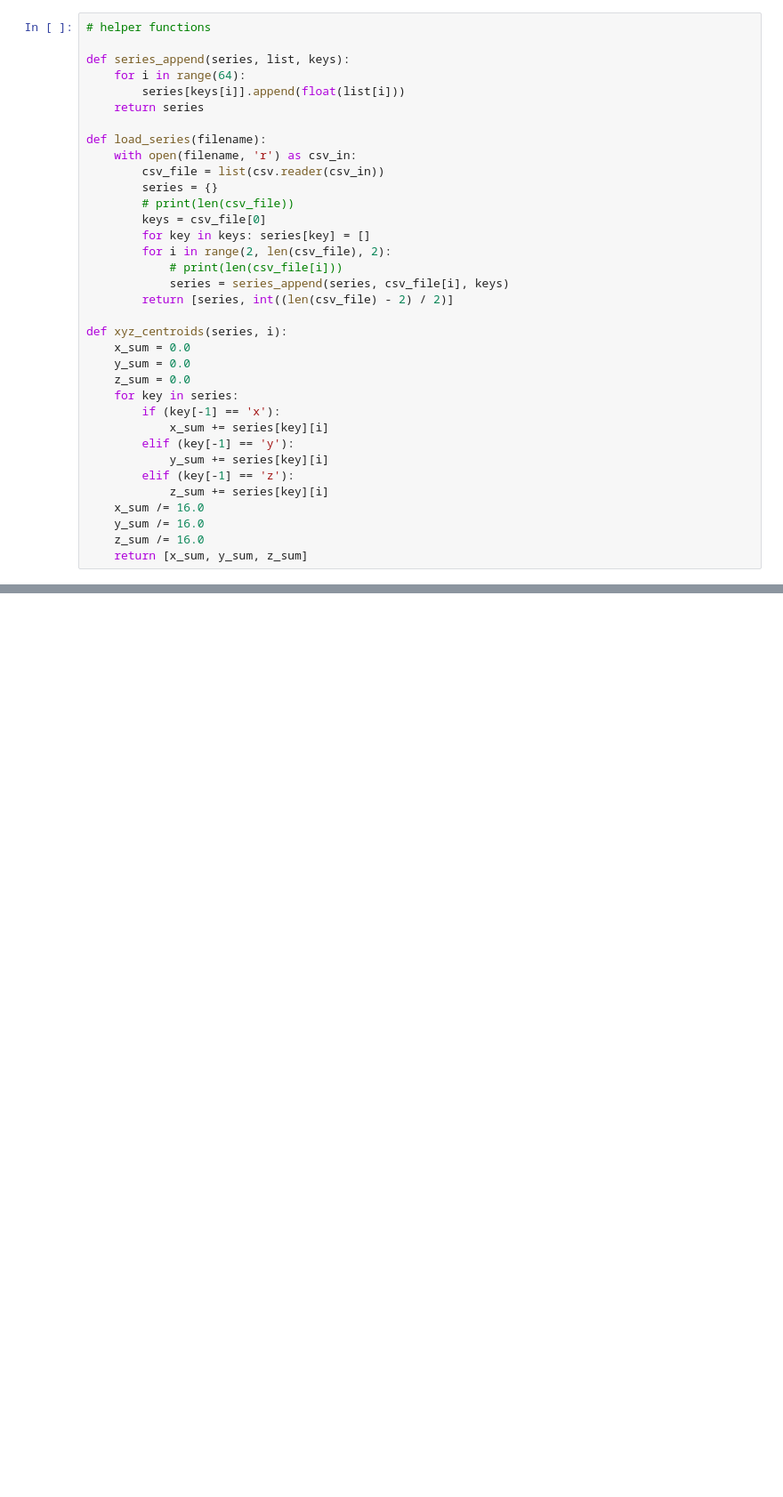
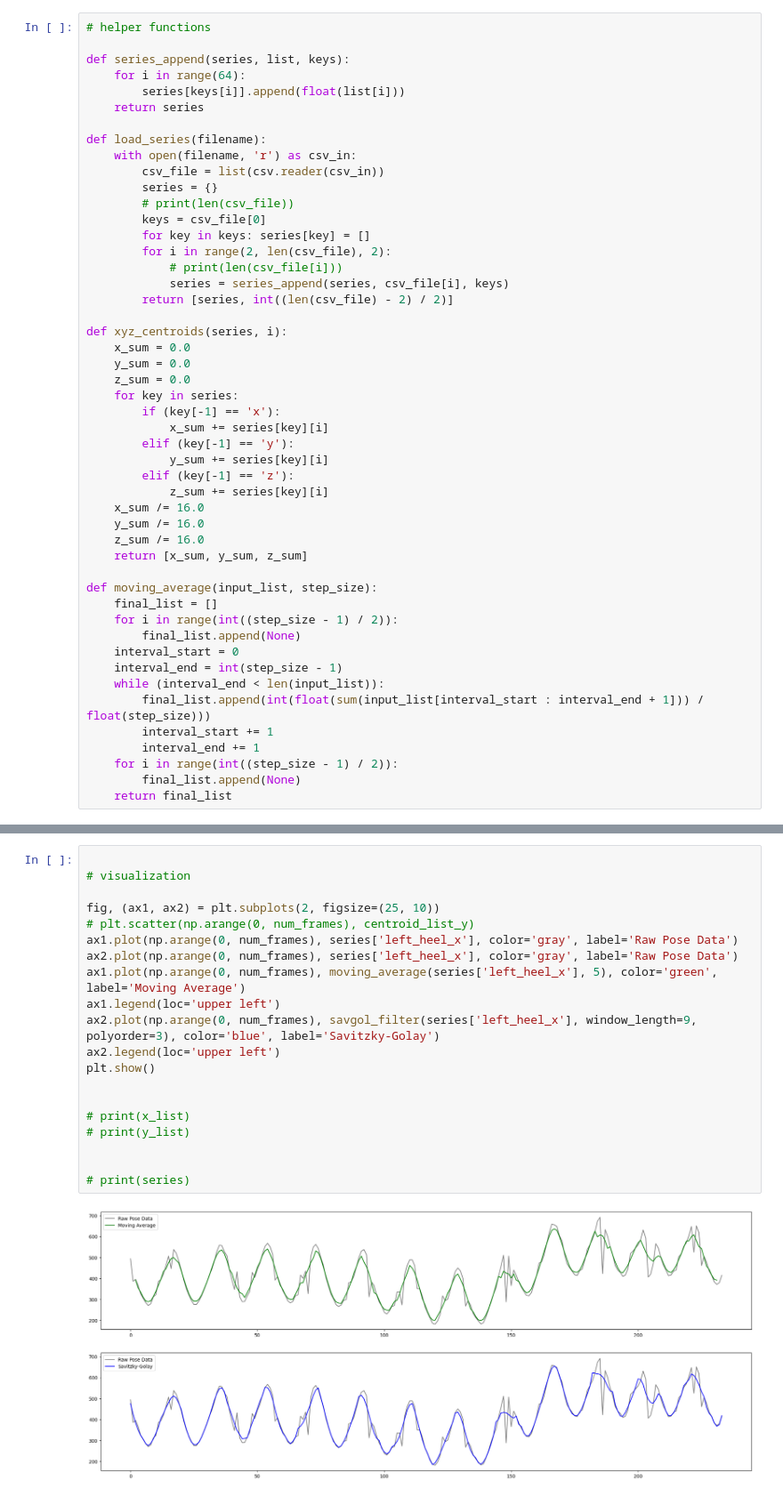
Before and after one commit to adarshramiyer/gAIt, a Jupyter notebook: data_processing/spatial_normalization.ipynb, the cells around one changed output, grey strips where cells are left out. Shown at 89% size. Drawn from its saved outputs; the diff is of its cells as text; blank space fills up the shorter version.

Commit message:
started examining smoothing filters

```diff
--- a/data_processing/spatial_normalization.ipynb
+++ b/data_processing/spatial_normalization.ipynb
@@ -38,6 +39,20 @@ def xyz_centroids(series, i):
     y_sum /= 16.0
     z_sum /= 16.0
     return [x_sum, y_sum, z_sum]
+
+def moving_average(input_list, step_size):
+    final_list = []
+    for i in range(int((step_size - 1) / 2)):
+        final_list.append(None)
+    interval_start = 0
+    interval_end = int(step_size - 1)
+    while (interval_end < len(input_list)):
+        final_list.append(int(float(sum(input_list[interval_start : interval_end + 1])) / float(step_size)))
+        interval_start += 1
+        interval_end += 1
+    for i in range(int((step_size - 1) / 2)):
+        final_list.append(None)
+    return final_list
 # %%
 sr_filepath = '..\\time_series\\supplement\\'
 sr_files = os.listdir(sr_filepath)
@@ -105,0 +102,22 @@ plt.show()
+# %%
+
+# visualization
+
+fig, (ax1, ax2) = plt.subplots(2, figsize=(25, 10))
+# plt.scatter(np.arange(0, num_frames), centroid_list_y)
+ax1.plot(np.arange(0, num_frames), series['left_heel_x'], color='gray', label='Raw Pose Data')
+ax2.plot(np.arange(0, num_frames), series['left_heel_x'], color='gray', label='Raw Pose Data')
+ax1.plot(np.arange(0, num_frames), moving_average(series['left_heel_x'], 5), color='green', label='Moving Average')
+ax1.legend(loc='upper left')
+ax2.plot(np.arange(0, num_frames), savgol_filter(series['left_heel_x'], window_length=9, polyorder=3), color='blue', label='Savitzky-Golay')
+ax2.legend(loc='upper left')
+plt.show()
+
+
+# print(x_list)
+# print(y_list)
+
+
+# print(series)
+# %% [output]
+[figure, added]
```
Also changed, not shown: parts of 2 cells of this notebook, 2 other files.
